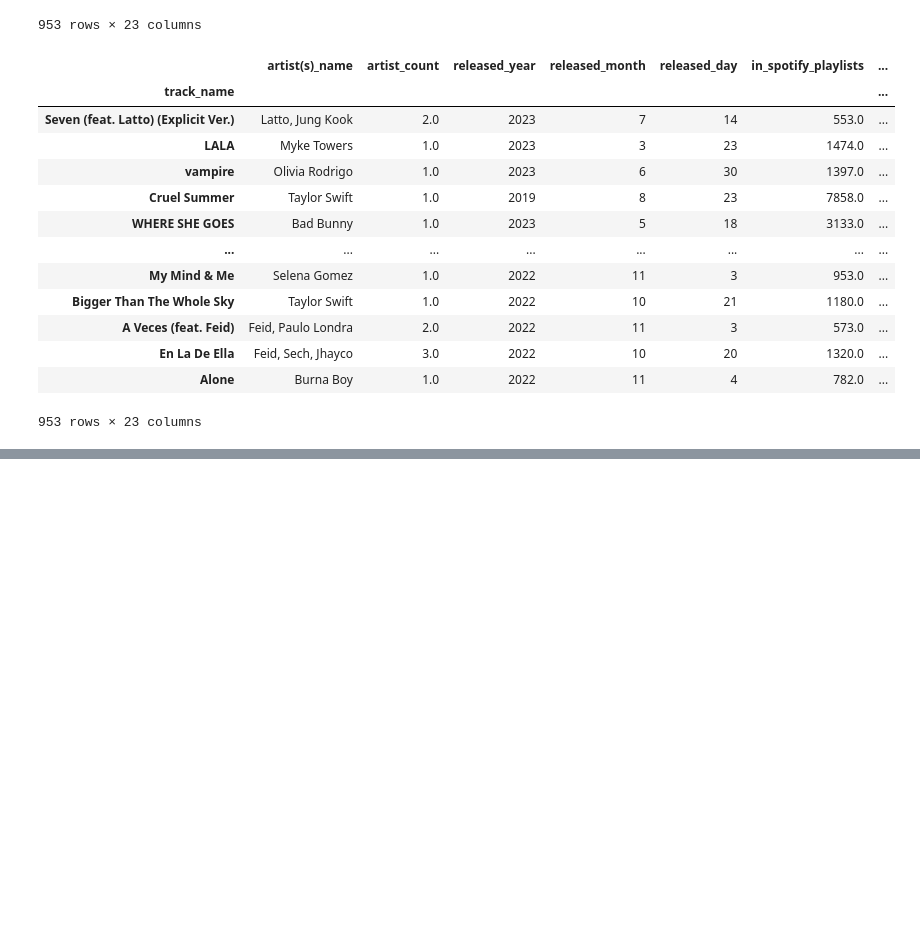
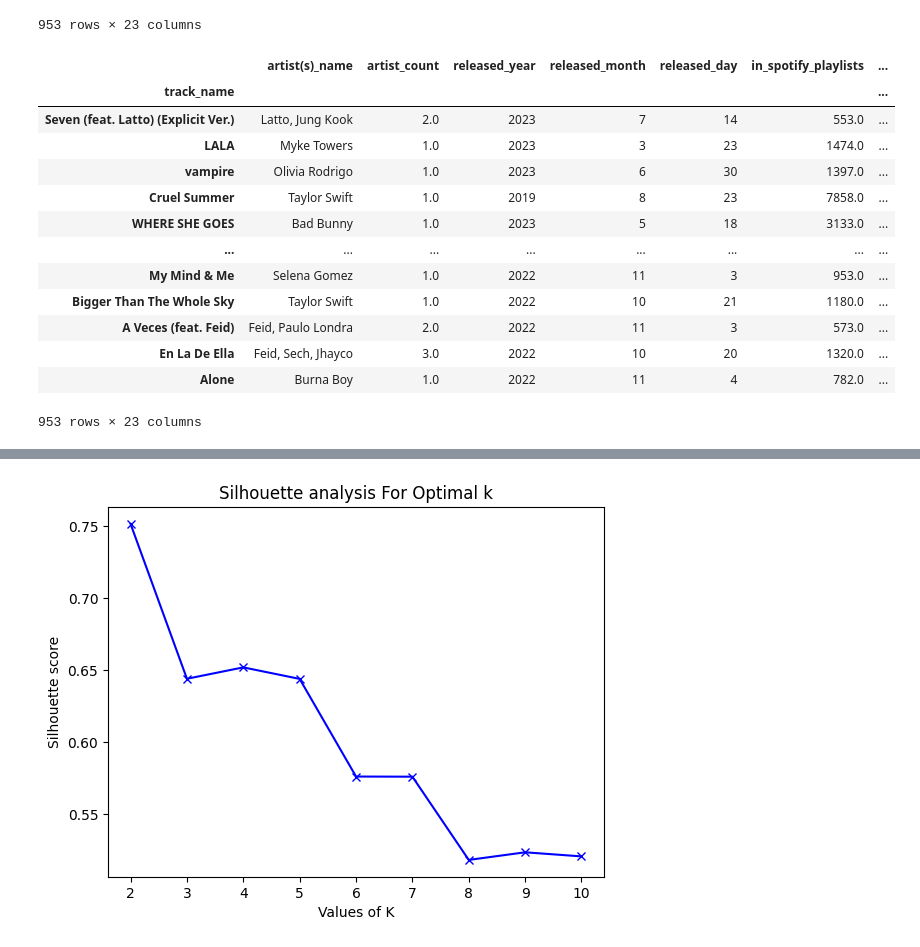
Before and after one commit to omar-elmeteny/MLProject, a Jupyter notebook: ml_project.ipynb, the cells around one changed output, grey strips where cells are left out. Cells and saved outputs as stored; diff of their text form; code cells hidden in the pictures; blank space fills up the shorter version.

Commit message:
applied PCA and KMeans clustering

```diff
--- a/ml_project.ipynb
+++ b/ml_project.ipynb
@@ -462,0 +403,3 @@ TypeError: unsupported operand type(s) for /: 'str' and 'int'
+# %%
+df_spotify_selected_without_streams = df_spotify_selected.drop('streams', axis=1)
+df_spotify_selected_without_streams
@@ -462,0 +421,13 @@ TypeError: unsupported operand type(s) for /: 'str' and 'int'
+# %%
+def apply_pca(df, n_components):
+    # Instantiate PCA with the specified number of components
+    pca = PCA(n_components=n_components)
+
+    # Fit and transform the data using PCA
+    transformed_data = pca.fit_transform(df)
+
+    # Create a new dataframe with the transformed data
+    transformed_df = pd.DataFrame(transformed_data, columns=[f'PC{i+1}' for i in range(n_components)])
+
+    return transformed_df
+df_spotify_pca = apply_pca(df_spotify_selected_without_streams, 2)
@@ -462,0 +450,3 @@ TypeError: unsupported operand type(s) for /: 'str' and 'int'
+# %%
+df_spotify_pca['streams'] = df_spotify_selected['streams'].reset_index(drop=True)
+df_spotify_pca
@@ -462,0 +467,13 @@ TypeError: unsupported operand type(s) for /: 'str' and 'int'
+# %%
+def apply_KMeans(df, n_clusters):
+    avg_silhouette = []
+    for i in range(2, 11):
+        kmeans = KMeans(n_clusters = i, init = 'k-means++', max_iter = 300, n_init = 10, random_state = 0)
+        kmeans.fit(df.drop("streams", axis=1))
+        cluster_labels = kmeans.labels_
+        silhouette_avg = silhouette_score(df.drop("streams", axis=1), cluster_labels)
+        print("For n_clusters =", i, "The average silhouette_score is :", silhouette_avg)
+        avg_silhouette.append(silhouette_avg)
+    return df, avg_silhouette
+df_spotify_kmeans, avg_silhouette = apply_KMeans(df_spotify_pca, 2)
+df_spotify_kmeans
@@ -462,0 +503,10 @@ TypeError: unsupported operand type(s) for /: 'str' and 'int'
+# %%
+def plot_silhouette(df, avg_silhouette):
+    plt.plot(range(2, 11),avg_silhouette, 'bx-')
+    plt.xlabel('Values of K')
+    plt.ylabel('Silhouette score')
+    plt.title('Silhouette analysis For Optimal k')
+    plt.show()
+plot_silhouette(df_spotify_kmeans, avg_silhouette)
+# %% [output]
+[figure, added]
```
Also changed, not shown: parts of 26 cells of this notebook.
